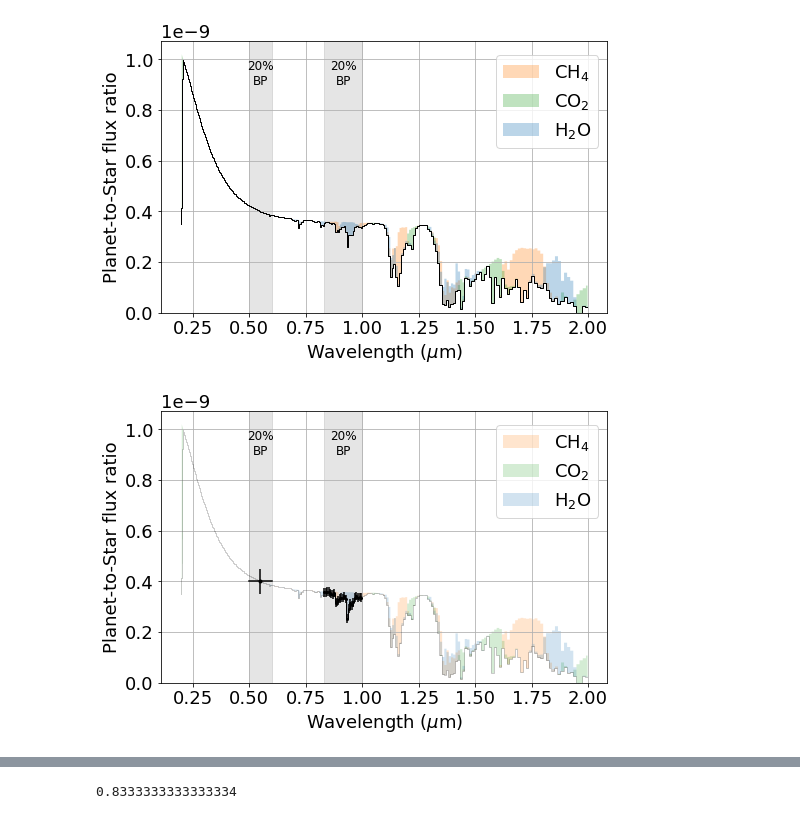
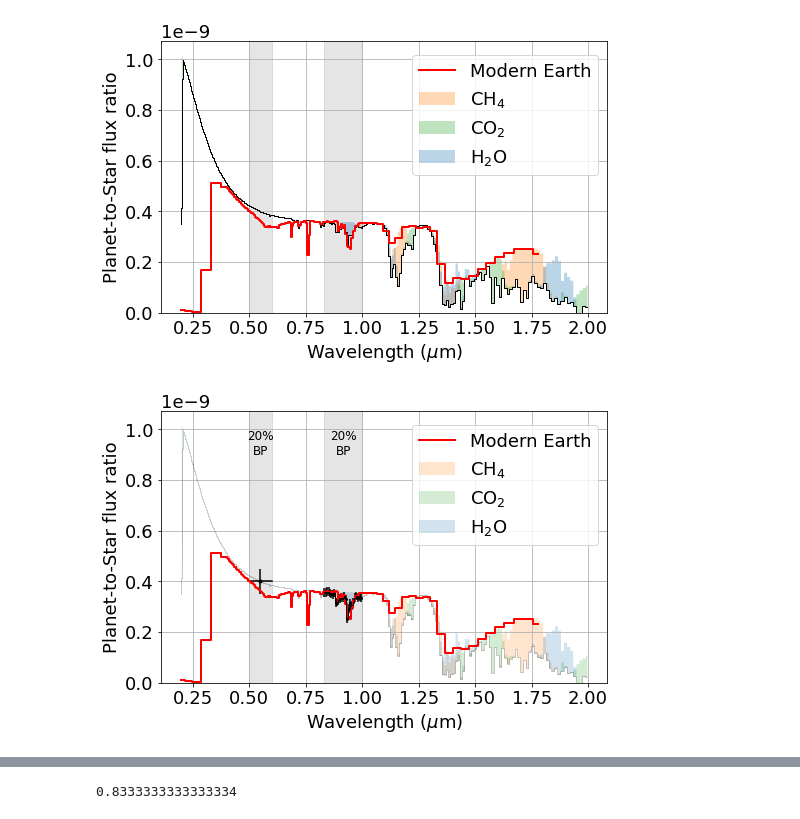
Before and after one commit to Nicholaswogan/NominalArcheanRetrievals, a Jupyter notebook: plotting_spectra.ipynb, the cells around one changed output, grey strips where cells are left out. Drawn from its saved outputs; the diff is of its cells as text; code cells hidden in the pictures.

Commit message:
added more photochem templates for Earth through time.

```diff
--- a/plotting_spectra.ipynb
+++ b/plotting_spectra.ipynb
@@ -71,53 +71,56 @@ for i in range(len(species)):
     data[species[i]] = read_raw(folder+filenames[i])
 
 noise = read_dat("NA_rfast/test/test_n.dat")
+# %%
+me = read_raw("../rfast_v2.6.4/ModernEarth/ModernEarth.raw")
 # %%
 plt.rcParams.update({'font.size': 18})
 fig,ax = plt.subplots(1,1,figsize=[8,5])
 fig.patch.set_facecolor("w")
 
 ax.plot(data['all']['wv'],data['all']['flux_ratio'], drawstyle='steps-mid',c='k',lw=1,zorder=500)
+ax.plot(me['wv'],me['flux_ratio'], drawstyle='steps-mid',c='r',lw=2,zorder=500,label='Modern Earth')
 
 for i,sp in enumerate(plot_species):
     ax.fill_between(data[sp]['wv'],data['all']['flux_ratio'],data[sp]['flux_ratio'],lw=0,step='mid',color=colors[i],alpha=.3, label=labels[i])
 
 
 ax.set_xlim(ax.get_xlim()[0],ax.get_xlim()[1])
 ax.set_ylim(0,ax.get_ylim()[1])
 
-# ax.set_xlim(.7,1.2)
-# ax.set_ylim(.1e-9,.6e-9)
+# ax.set_xlim(0.75,1.2)
+# ax.set_ylim(0,5e-10)
 
 
 
 ax.set_ylabel('Planet-to-Star flux ratio')
 ax.set_xlabel('Wavelength ($\mu$m)')
 ax.legend(ncol=1,bbox_to_anchor=(1,0.98),loc='upper right')
 ax.grid()
 
 B = 0.20
 lam_max = 1
 lam_min = bandpass_extents_end(B, lam_max)
 ax.fill_between([lam_min,lam_max],[0,0],[1,1],color='k',alpha=.1)
 ax.fill_between([0.5,0.6],[0,0],[1,1],color='k',alpha=.1)
-ax.text(np.mean([lam_min,lam_max]), 1e-9, '20%\nBP', \
-        size = 12, ha='center', va='top',color='k')
-ax.text(.55, 1e-9, '20%\nBP', \
-        size = 12, ha='center', va='top',color='k')
+# ax.text(np.mean([lam_min,lam_max]), 1e-9, '20%\nBP', \
+#         size = 12, ha='center', va='top',color='k')
+# ax.text(.55, 1e-9, '20%\nBP', \
+#         size = 12, ha='center', va='top',color='k')
 
 
 
 # ax.set_xticks([.7,.8,.86,.93,1,1.1])
 # lam_1 = 1
 
 # ax.axvline(lam_0,c='k')
 # ax.axvline(lam_1,c='k')
 
-# plt.savefig('figures/absorbers.png',dpi=300,bbox_inches='tight')
+# plt.savefig('figures_tmp/absorbers.png',dpi=300,bbox_inches='tight')
 
 plt.show()
 # %% [output]
-[figure, old version]
+[figure, new version]
 # %%
 plt.rcParams.update({'font.size': 18})
 fig,ax = plt.subplots(1,1,figsize=[8,5])
@@ -125,6 +128,7 @@ fig.patch.set_facecolor("w")
 
 alpha = 0.2
 ax.plot(data['all']['wv'],data['all']['flux_ratio'], drawstyle='steps-mid',c='k',lw=1,zorder=500,alpha=alpha)
+ax.plot(me['wv'],me['flux_ratio'], drawstyle='steps-mid',c='r',lw=2,zorder=500,label='Modern Earth')
 for i,sp in enumerate(plot_species):
     ax.fill_between(data[sp]['wv'],data['all']['flux_ratio'],data[sp]['flux_ratio'],lw=0,step='mid',color=colors[i],alpha=alpha, label=labels[i])
 
@@ -151,8 +155,8 @@ ax.errorbar(noise['wv'][:1],noise['data'][:1],noise['uncertainty'][:1],c='k',ms=
 ax.plot(noise['wv'][2:],noise['flux_ratio'][2:], drawstyle='steps-mid',c='k',lw=1,zorder=500)
 ax.errorbar(noise['wv'][2:],noise['data'][2:],noise['uncertainty'][2:],c='k',ms=2,fmt='o',drawstyle='steps-mid')
 
-plt.savefig('figures/noise_example.png',dpi=300,bbox_inches='tight')
+# plt.savefig('figures_tmp/noise_example.png',dpi=300,bbox_inches='tight')
 
 plt.show()
 # %% [output]
-[figure, old version]
+[figure, new version]
```
Also changed, not shown: parts of 12 cells of this notebook, 59 other files.
